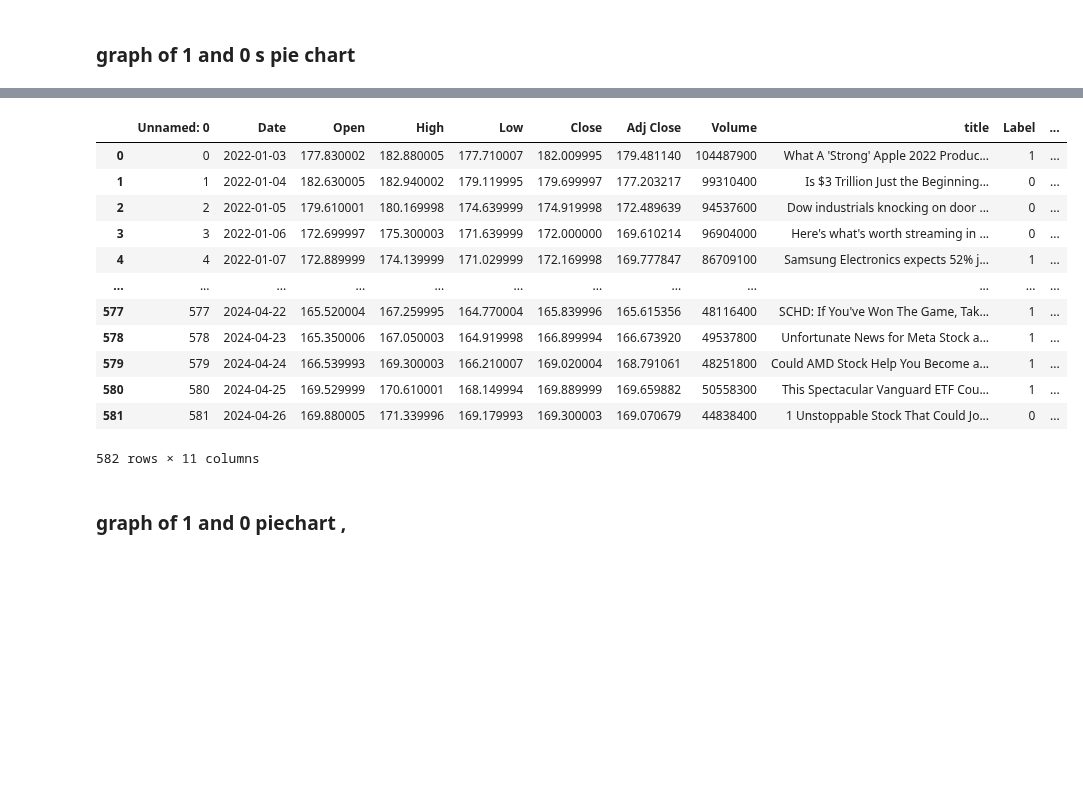
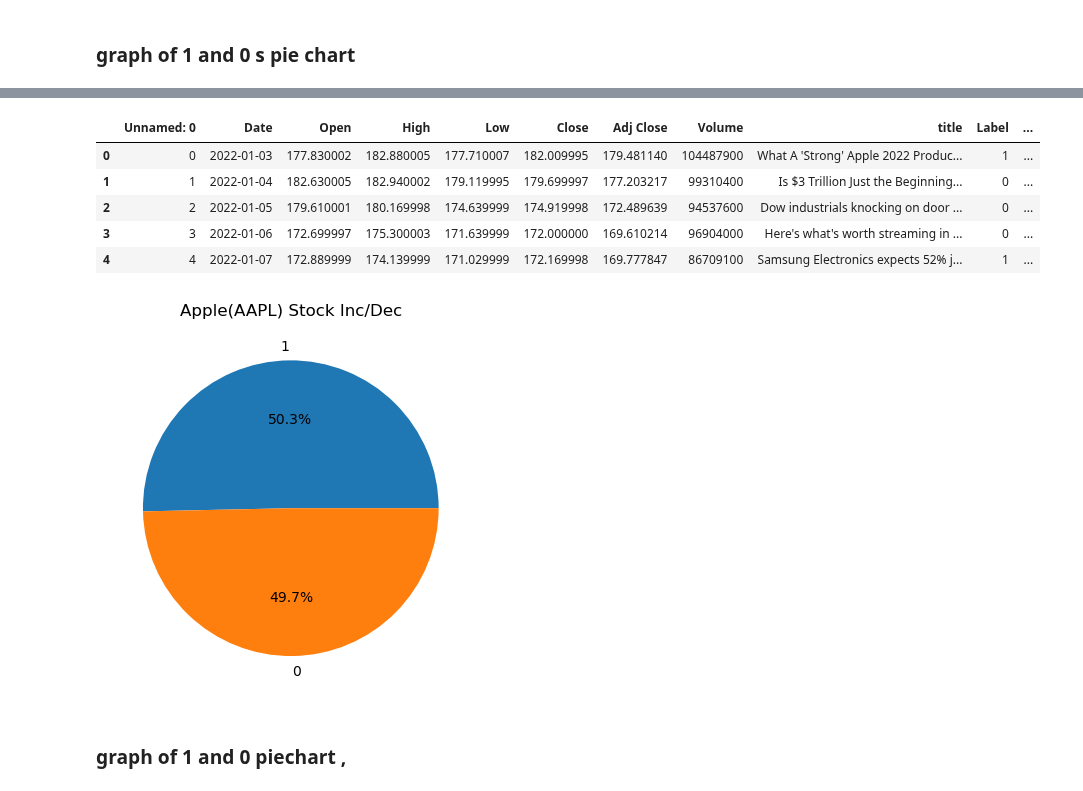
Before and after one commit to 37nomad/Stock-Sentiment-Analysis-Using-Machine-Learning, a Jupyter notebook: Finance_Project/Sentiment-Analysis.ipynb, the cells around one changed output, grey strips where cells are left out. Drawn from its saved outputs; the diff is of its cells as text; code cells hidden in the pictures; blank space fills up the shorter version.

```diff
--- a/Finance_Project/Sentiment-Analysis.ipynb
+++ b/Finance_Project/Sentiment-Analysis.ipynb
@@ -46,19 +36,22 @@ plt.show()
 # %%
-df1
+df1.head()
 # %% [output]
 |  | Unnamed: 0 | Date | Open | High | Low | Close | Adj Close | Volume | title | Label | ... |
 | 0 | 0 | 2022-01-03 | 177.830002 | 182.880005 | 177.710007 | 182.009995 | 179.481140 | 104487900 | What A 'Strong' Apple 2022 Produc... | 1 | ... |
 | 1 | 1 | 2022-01-04 | 182.630005 | 182.940002 | 179.119995 | 179.699997 | 177.203217 | 99310400 | Is $3 Trillion Just the Beginning... | 0 | ... |
 | 2 | 2 | 2022-01-05 | 179.610001 | 180.169998 | 174.639999 | 174.919998 | 172.489639 | 94537600 | Dow industrials knocking on door ... | 0 | ... |
 | 3 | 3 | 2022-01-06 | 172.699997 | 175.300003 | 171.639999 | 172.000000 | 169.610214 | 96904000 | Here's what's worth streaming in ... | 0 | ... |
 | 4 | 4 | 2022-01-07 | 172.889999 | 174.139999 | 171.029999 | 172.169998 | 169.777847 | 86709100 | Samsung Electronics expects 52% j... | 1 | ... |
-| ... | ... | ... | ... | ... | ... | ... | ... | ... | ... | ... | ... |
-| 577 | 577 | 2024-04-22 | 165.520004 | 167.259995 | 164.770004 | 165.839996 | 165.615356 | 48116400 | SCHD: If You've Won The Game, Tak... | 1 | ... |
-| 578 | 578 | 2024-04-23 | 165.350006 | 167.050003 | 164.919998 | 166.899994 | 166.673920 | 49537800 | Unfortunate News for Meta Stock a... | 1 | ... |
-| 579 | 579 | 2024-04-24 | 166.539993 | 169.300003 | 166.210007 | 169.020004 | 168.791061 | 48251800 | Could AMD Stock Help You Become a... | 1 | ... |
-| 580 | 580 | 2024-04-25 | 169.529999 | 170.610001 | 168.149994 | 169.889999 | 169.659882 | 50558300 | This Spectacular Vanguard ETF Cou... | 1 | ... |
-| 581 | 581 | 2024-04-26 | 169.880005 | 171.339996 | 169.179993 | 169.300003 | 169.070679 | 44838400 | 1 Unstoppable Stock That Could Jo... | 0 | ... |
-582 rows × 11 columns
+# %%
+import matplotlib.pyplot as plt
+value_counts = df1['Label'].value_counts()
+pie_data = value_counts.values
+pie_labels = value_counts.index
+plt.pie(pie_data, labels=pie_labels, autopct="%1.1f%%")
+plt.title("Apple(AAPL) Stock Inc/Dec")
+plt.show()
+# %% [output]
+[figure]
 # %%
 df2['Company']=2#
 # %% [markdown]
```
Also changed, not shown: parts of 1 cell of this notebook.
